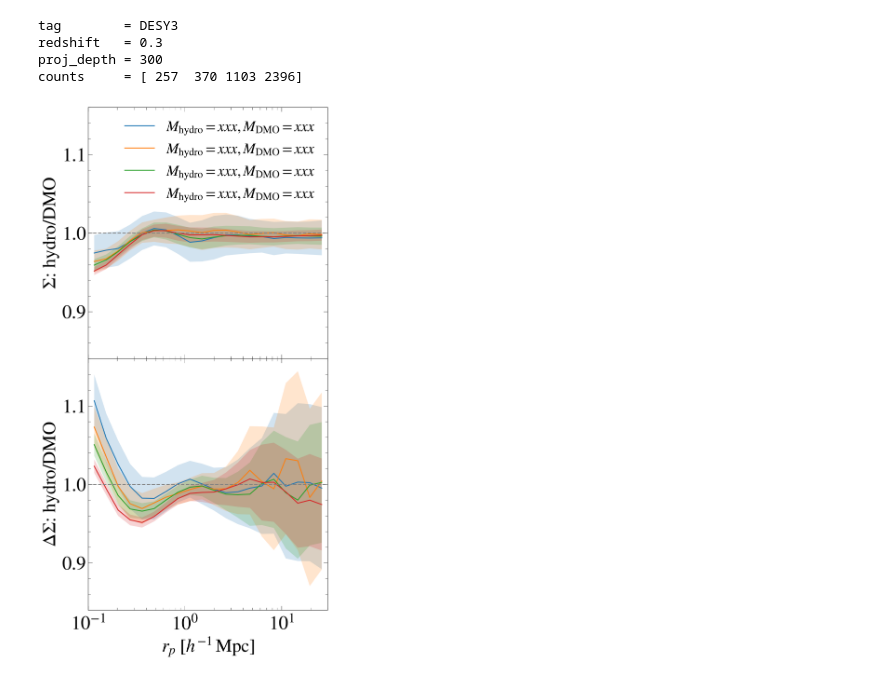
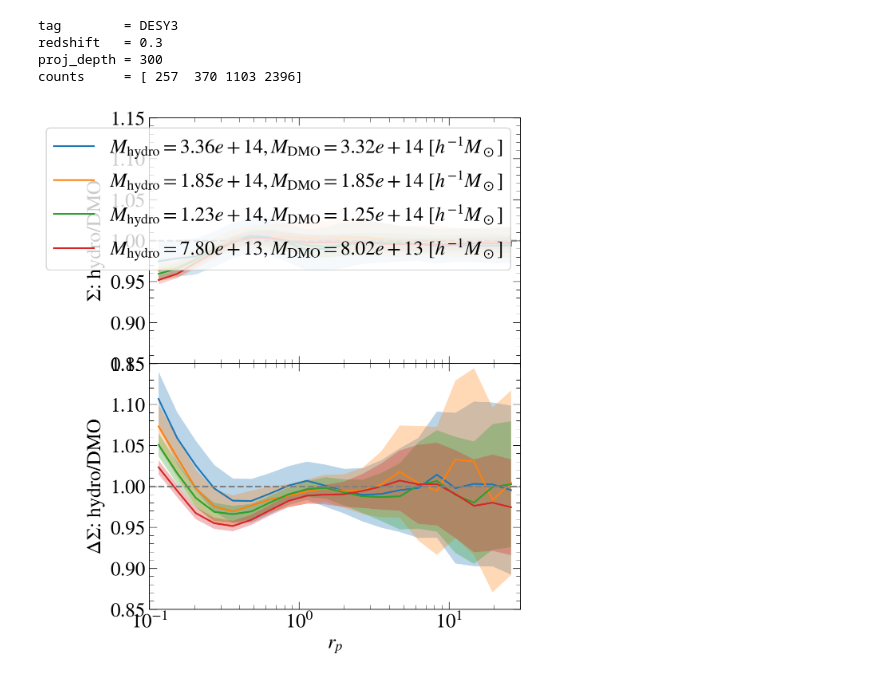
Before and after one commit to LeiAstro/projections_selection-bias_for_multi-wave_clusters_FLAMINGO, a Jupyter notebook: code/lensing_hydro_dmo_added_data.ipynb, the cells around one changed output. Cells and saved outputs as stored; diff of their text form; code cells hidden in the pictures.

```diff
--- a/code/lensing_hydro_dmo_added_data.ipynb
+++ b/code/lensing_hydro_dmo_added_data.ipynb
@@ -107,7 +107,7 @@ counts     = [ 257  370 1103 2396]
 fig, axes = plt.subplots(
     2, 1,
     sharex=True,
-    figsize=(7, 13),
+    figsize=(6, 8),
     gridspec_kw={'hspace': 0}
 )
 
@@ -115,6 +115,12 @@ fig, axes = plt.subplots(
 
 nbin = 4
 for ibin in range(nbin):
+
+    # ----------- TODO: placeholder  -----------
+    # rp = np.geomspace(0.1, 30)
+    # Sigma = 0*rp+1.05
+    # DeltaSigma = Sigma
+    # err = 0*rp+0.01
 
     # ---------- Sigma ----------
     Sig_hydro_mean = np.asarray(
@@ -153,36 +159,48 @@ for ibin in range(nbin):
     ratio_ds_mean, ratio_ds_err = ratio_and_err(
         DS_hydro_mean, DS_hydro_err,
         DS_dmo_mean, DS_dmo_err
     )
 
     # ----------------------
 
     # top panel for Sigma
+
     #### TODO: add the mean mass of each sample
-    line = axes[0].plot(rp, ratio_sig_mean, label=r'$M_{\rm hydro}=xxx , M_{\rm DMO}=xxx~[h^{-1}M_\odot]$')
+    mean_hm_hydro = res["bins"][ibin]["mass_hydro"]["mean"] # Msun/h
+    mean_hm_dmo = res["bins"][ibin]["mass_dmo"]["mean"] # Msun/h
+    # mmin_hydro = res["bins"][ibin]["mass_hydro"]["min"]
+    # mmax_hydro = res["bins"][ibin]["mass_hydro"]["max"]
+    # mmin_dmo   = res["bins"][ibin]["mass_dmo"]["min"]
+    # mmax_dmo   = res["bins"][ibin]["mass_dmo"]["max"]
+
+    line = axes[0].plot(rp, ratio_sig_mean, label=rf'$M_{{\rm hydro}}={mean_hm_hydro:.2e} , M_{{\rm DMO}}={mean_hm_dmo:.2e}~[h^{{-1}}M_\odot]$')
     axes[0].fill_between(rp, ratio_sig_mean-ratio_sig_err, ratio_sig_mean+ratio_sig_err, interpolate=True, facecolor=line[0].get_c(), alpha=0.2)
+
+    #line = axes[0].plot(rp, ratio_sig_mean, label=f'bin {ibin}')
+    #axes[0].fill_between(rp, ratio_sig_mean-ratio_sig_err, ratio_sig_mean+ratio_sig_err, interpolate=True, facecolor=line[0].get_c(), alpha=0.3)
 
     # bottom panel for DeltaSigma
     line = axes[1].plot(rp, ratio_ds_mean)
-    axes[1].fill_between(rp, ratio_ds_mean-ratio_ds_err, ratio_ds_mean+ratio_ds_err, interpolate=True, facecolor=line[0].get_c(), alpha=0.2)
+    axes[1].fill_between(rp, ratio_ds_mean-ratio_ds_err, ratio_ds_mean+ratio_ds_err, interpolate=True, facecolor=line[0].get_c(), alpha=0.3)
 
 
 axes[0].set_ylabel(r'$\Sigma$: hydro/DMO')
 axes[1].set_ylabel(r'$\Delta\Sigma$: hydro/DMO')
 
 
 axes[0].tick_params(labelbottom=False)
-axes[1].set_xlabel(r"$r_p \; [h^{-1}\,\mathrm{Mpc}]$")
+axes[1].set_xlabel(r'$r_p$')
 axes[0].legend()
 
 for ipanel in [0, 1]:
     ax = axes[ipanel]
     ax.axhline(1, c='gray', ls='--')
-    ax.set_ylim(0.84, 1.16)
+    ax.set_ylim(0.85, 1.15)
     ax.set_xlim(0.1, 30)
     ax.set_xscale('log')
     ax.grid(False)
+plt.show()
 
-plt.savefig('../plots/lensing_hydro_dmo.pdf')
+#plt.savefig('../plots/lensing_hydro_dmo.pdf')
 # %% [output]
-[figure, old version]
+[figure, new version]
```
